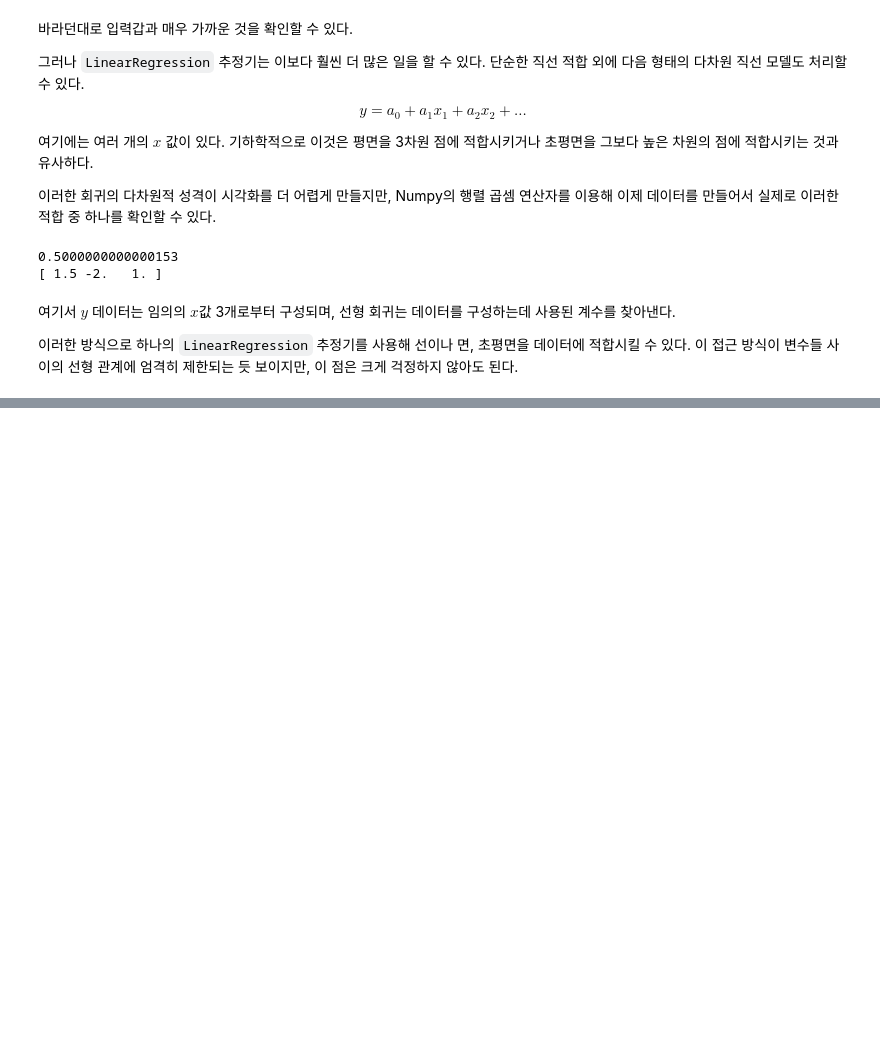
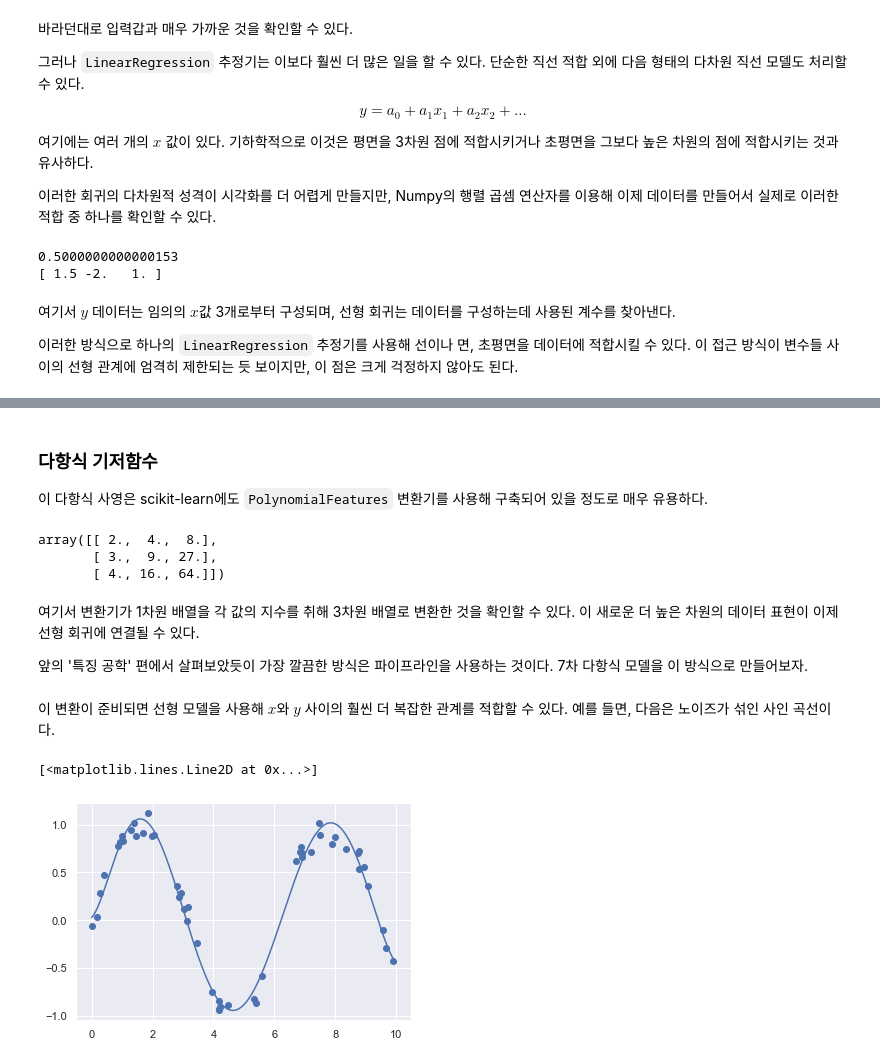
Before and after one commit to jiyeoon/TIL, a Jupyter notebook: data_science_handbook/선형회귀.ipynb, the cells around one changed output, grey strips where cells are left out. Drawn from its saved outputs; the diff is of its cells as text; code cells hidden in the pictures; blank space fills up the shorter version.

```diff
--- a/data_science_handbook/선형회귀.ipynb
+++ b/data_science_handbook/선형회귀.ipynb
@@ -75,0 +90,38 @@ print(model.coef_)
+# %% [markdown]
+### 다항식 기저함수
+
+이 다항식 사영은 scikit-learn에도 `PolynomialFeatures` 변환기를 사용해 구축되어 있을 정도로 매우 유용하다.
+# %%
+from sklearn.preprocessing import PolynomialFeatures
+
+x = np.array([2, 3, 4])
+poly = PolynomialFeatures(3, include_bias=False)
+poly.fit_transform(x[:, None])
+# %% [output]
+array([[ 2.,  4.,  8.],
+       [ 3.,  9., 27.],
+       [ 4., 16., 64.]])
+# %% [markdown]
+여기서 변환기가 1차원 배열을 각 값의 지수를 취해 3차원 배열로 변환한 것을 확인할 수 있다. 이 새로운 더 높은 차원의 데이터 표현이 이제 선형 회귀에 연결될 수 있다.
+
+앞의 '특징 공학' 편에서 살펴보았듯이 가장 깔끔한 방식은 파이프라인을 사용하는 것이다. 7차 다항식 모델을 이 방식으로 만들어보자.
+# %%
+from sklearn.pipeline import make_pipeline
+poly_model = make_pipeline(PolynomialFeatures(7),
+                           LinearRegression())
+# %% [markdown]
+이 변환이 준비되면 선형 모델을 사용해 $x$와 $y$ 사이의 훨씬 더 복잡한 관계를 적합할 수 있다. 예를 들면, 다음은 노이즈가 섞인 사인 곡선이다.
+# %%
+rng = np.random.RandomState(1)
+
+x = 10 * rng.rand(50)
+y = np.sin(x) + 0.1 * rng.randn(50)
+
+poly_model.fit(x[:, np.newaxis], y)
+yfit = poly_model.predict(xfit[:, np.newaxis])
+
+plt.scatter(x, y)
+plt.plot(xfit, yfit)
+# %% [output]
+[<matplotlib.lines.Line2D at 0x...>]
+[figure, added]
```
Also changed, not shown: parts of 5 cells of this notebook.
